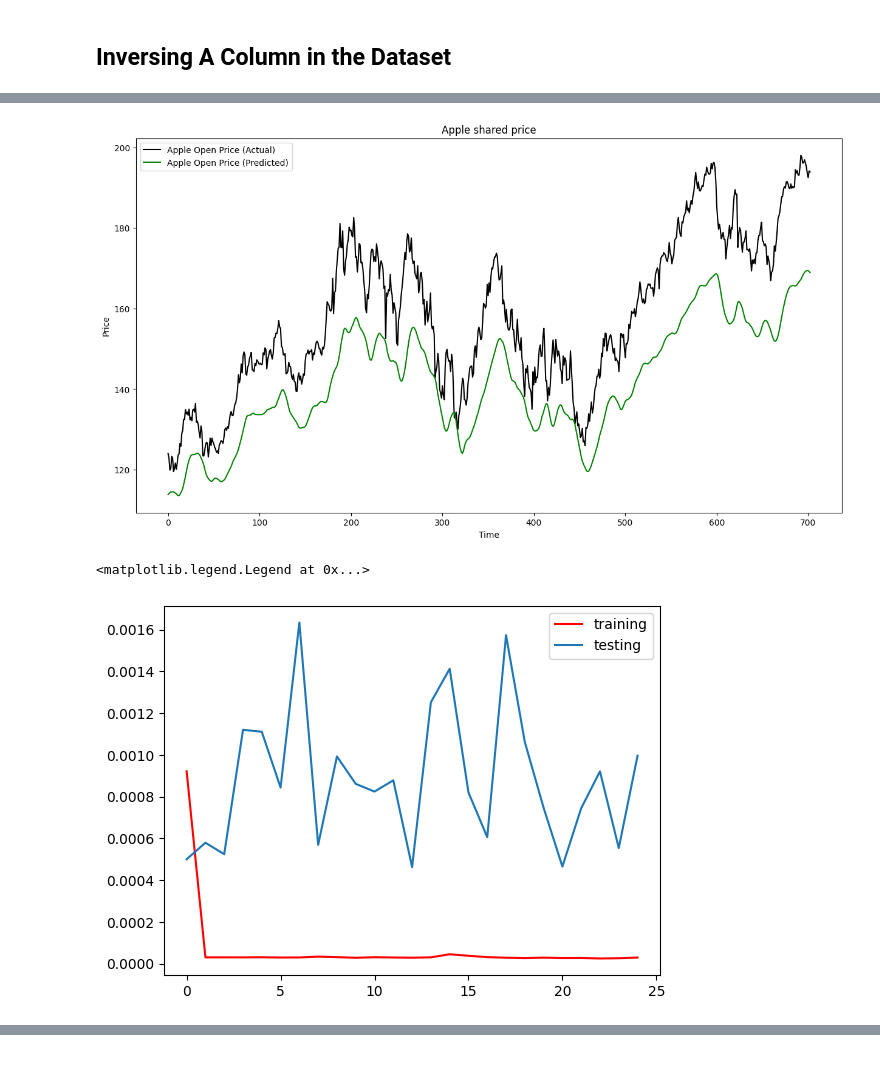
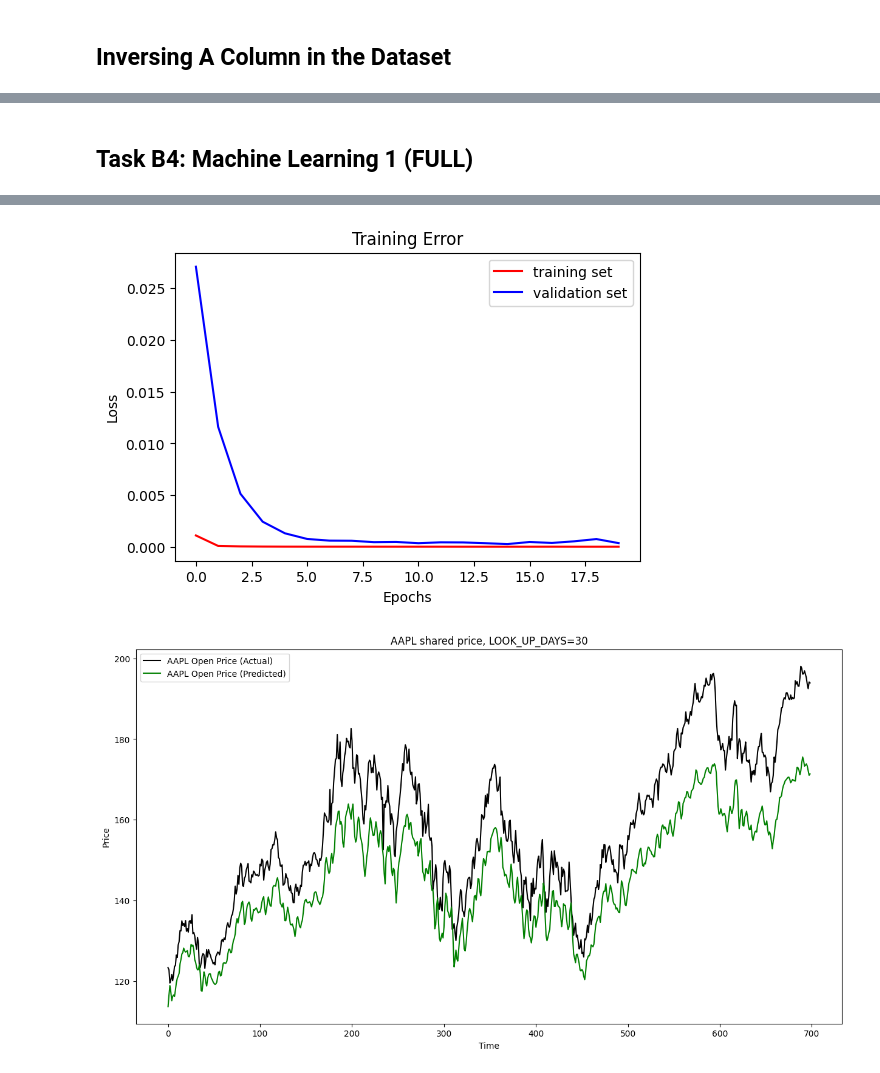
Before and after one commit to heyyytamvo/COS30018, a Jupyter notebook: ProjectAssessment/TaskB4/TaskB4.ipynb, the cells around one changed output, grey strips where cells are left out. Drawn from its saved outputs; the diff is of its cells as text; code cells hidden in the pictures.

Commit message:
Task B4 50%

```diff
--- a/ProjectAssessment/TaskB4/TaskB4.ipynb
+++ b/ProjectAssessment/TaskB4/TaskB4.ipynb
@@ -448,0 +513,13 @@ print(orginal_first_ten_open_values)
+# %%
+def RNN(layerNums=NUMBER_OF_LAYER,hidden_units=NUMBER_OF_HIDDEN_UNITS, loss_type=LOSS_FUNCTION, optimizerType=OPTIMIZER, dense_unit=1, activation=["tanh", "linear"]):
+    model = Sequential()
+
+    for i in range(layerNums):
+        if i == (layerNums - 1):
+            model.add(SimpleRNN(hidden_units, activation=activation[0]))
+        else:
+            model.add(SimpleRNN(hidden_units, activation=activation[0], return_sequences=True))
+
+    model.add(Dense(units=dense_unit, activation=activation[1]))
+    model.compile(loss=loss_type, optimizer=optimizerType)
+    return model
@@ -526,15 +531,0 @@ plt.plot(history.history['loss'])
-# %%
-x_open_train = np.reshape(dataset["X_training_set"]["Open"], (dataset["X_training_set"]["Open"].shape[0], dataset["X_training_set"]["Open"].shape[1], 1))
-y_open_train = dataset["Y_training_set"]["Open"]
-model = Sequential()
-
-model.add(LSTM(units=50, return_sequences=True, input_shape=(x_open_train.shape[1], 1)))
-# model.add(Dropout(0.2))
-model.add(LSTM(units=50, return_sequences=True))
-# model.add(Dropout(0.2))
-model.add(LSTM(units=50))
-# model.add(Dropout(0.2))
-model.add(Dense(units=1))
-
-model.compile(optimizer="adam", loss="mean_squared_error")
-history = model.fit(x_open_train, y_open_train, epochs=25, batch_size=32, validation_split=0.2)
@@ -567,18 +531,0 @@ original_actual_prices = columnInverser(scaled_actual_prices, ColumnScalers["Ope
-# %%
-plt.figure(figsize=(15, 8))
-plt.plot(original_actual_prices, c="black", label = "Apple Open Price (Actual)")
-plt.plot(original_predicted_prices, c="green", label = "Apple Open Price (Predicted)")
-plt.legend()
-plt.title("Apple shared price")
-plt.xlabel("Time")
-plt.ylabel("Price")
-plt.show()
-# %% [output]
-[figure, removed]
-# %%
-plt.plot(history.history["loss"], c="r", label="training")
-plt.plot(history.history["val_loss"], label="testing")
-plt.legend()
-# %% [output]
-<matplotlib.legend.Legend at 0x...>
-[figure, removed]
@@ -584,0 +566,19 @@ plt.legend()
+# %% [markdown]
+## Task B4: Machine Learning 1 (FULL)
+# %%
+def Machine_Learning_1(dataset=dataset, column_scalers=ColumnScalers,modelName=MODEL_NAME):
+    model = None
+
+    if modelName == "RNN":
+        model = RNN()
+    # elif modelName == "LSTM":
+    #     ## TO DO
+
+    # elif modelName == "GRU":
+    #     ## TO DO
+
+    ## Performing Training and getting result
+    Train(model, dataset, column_scalers)
+# %%
+Machine_Learning_1()
+# %% [output]
@@ -584,0 +602,2 @@ plt.legend()
+[figure, added]
+[figure, added]
```
Also changed, not shown: parts of 30 cells of this notebook, 11 other files.
